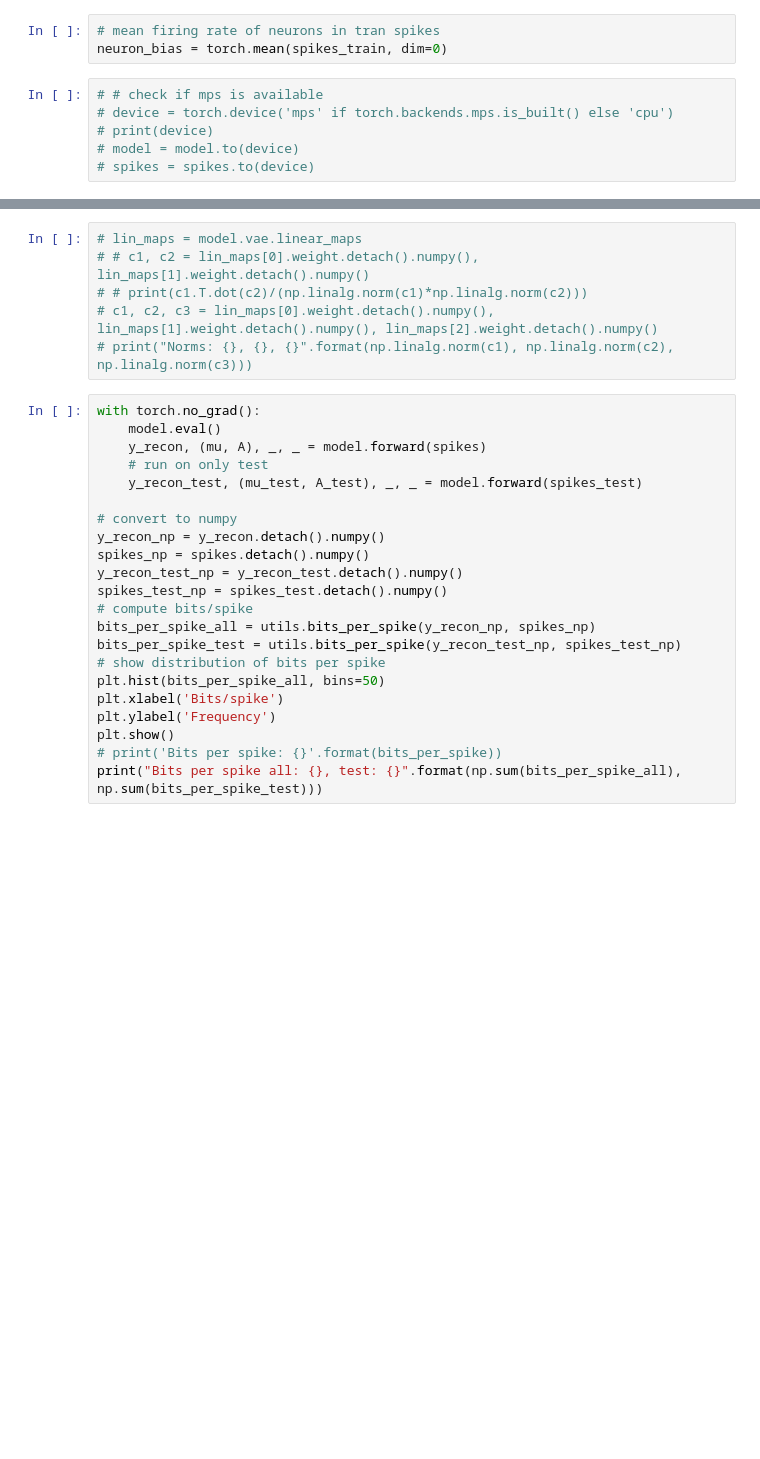
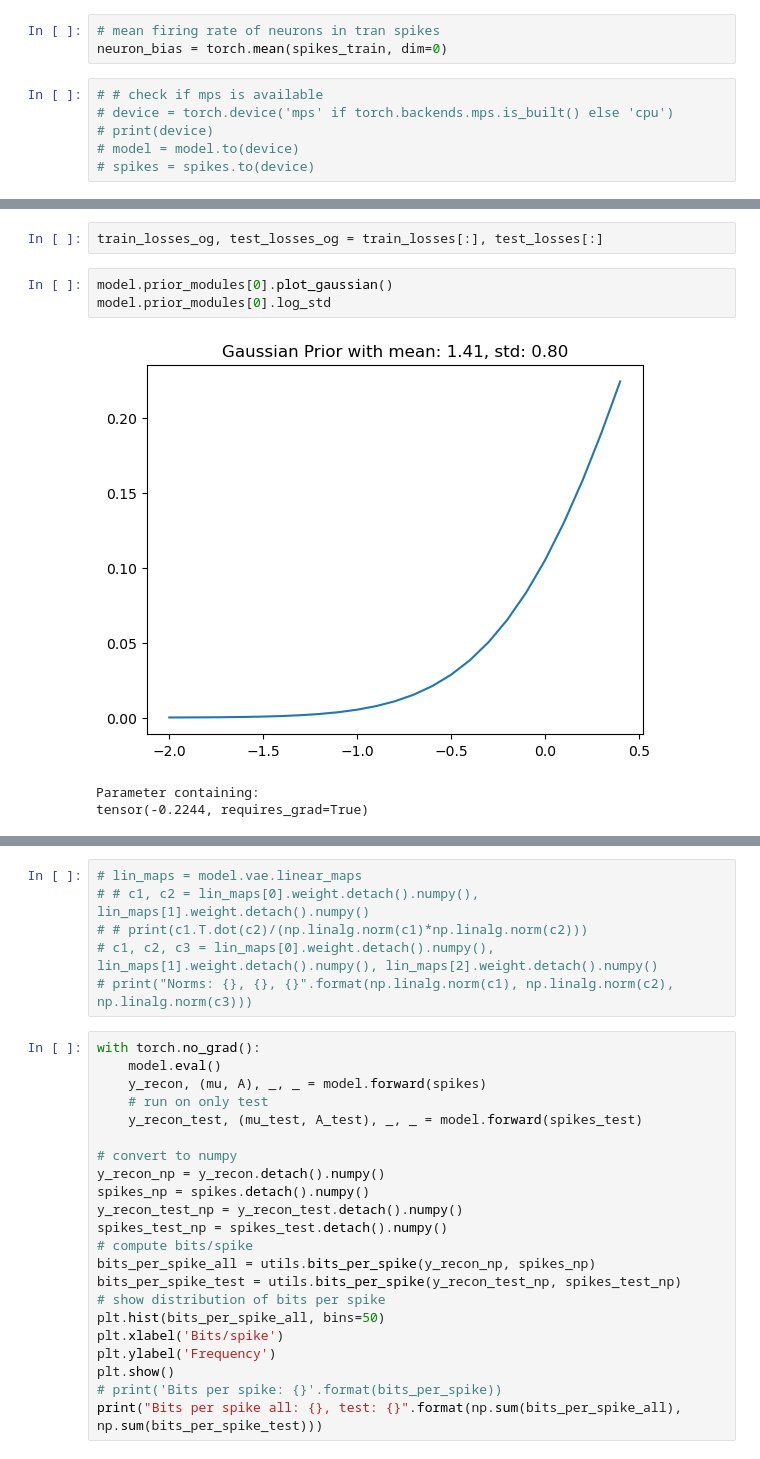
Before and after one commit to methi1999/switching_subspace, a Jupyter notebook: sup.ipynb, the cells around one changed output, grey strips where cells are left out. Saved outputs shown, nothing was run; the diff lists cells and outputs as text; blank space fills up the shorter version.

Commit message:
Added prior on z

```diff
--- a/sup.ipynb
+++ b/sup.ipynb
@@ -154,2 +189,11 @@ _ = train(model, test_loader)
+# %%
+train_losses_og, test_losses_og = train_losses[:], test_losses[:]
+# %%
+model.prior_modules[0].plot_gaussian()
+model.prior_modules[0].log_std
+# %% [output]
+[figure, added]
+Parameter containing:
+tensor(-0.2244, requires_grad=True)
 # %%
 utils.plot_curve(model, config, train_losses, test_losses)
```
Also changed, not shown: parts of 22 cells of this notebook, 11 other files.
